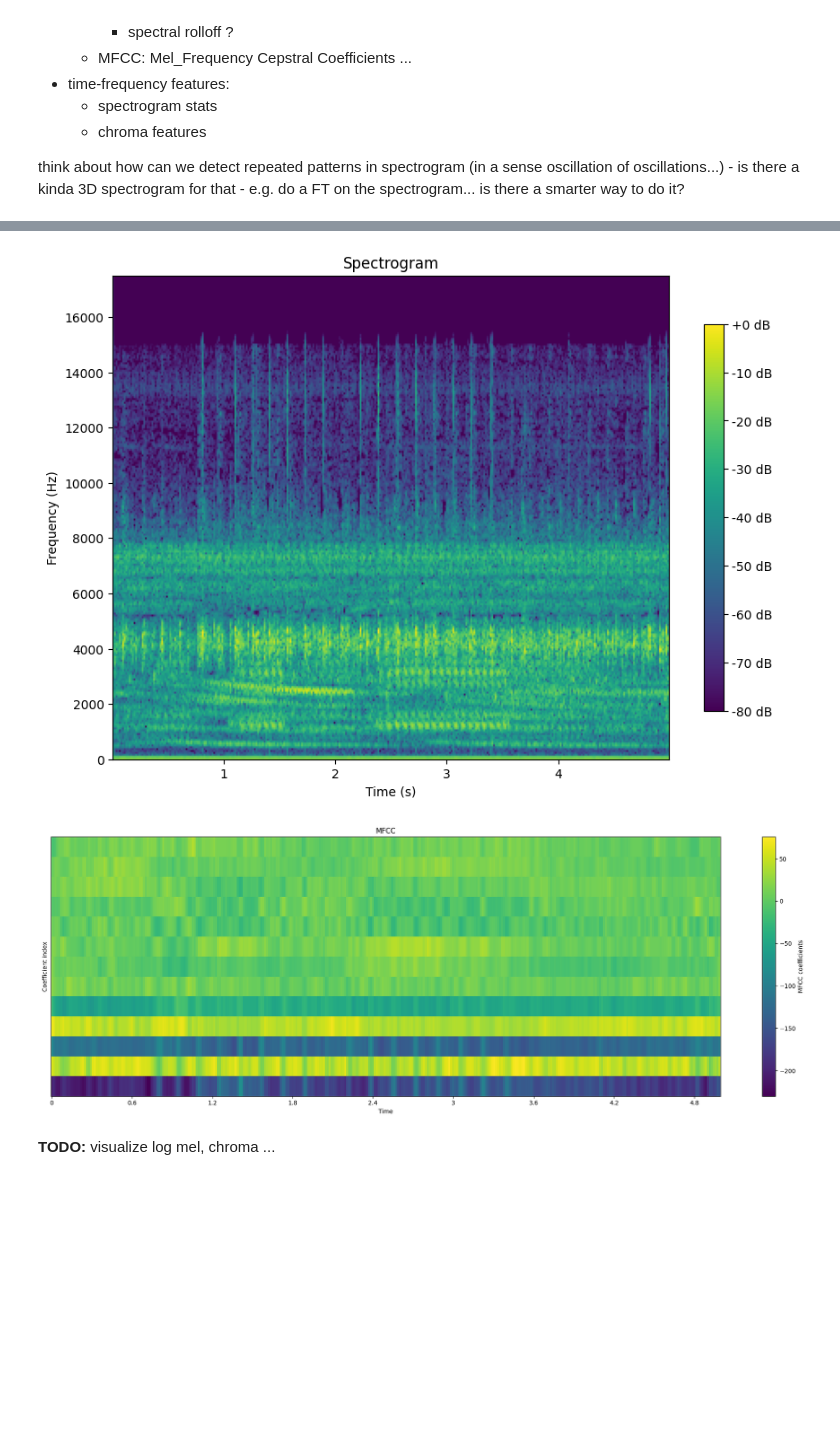
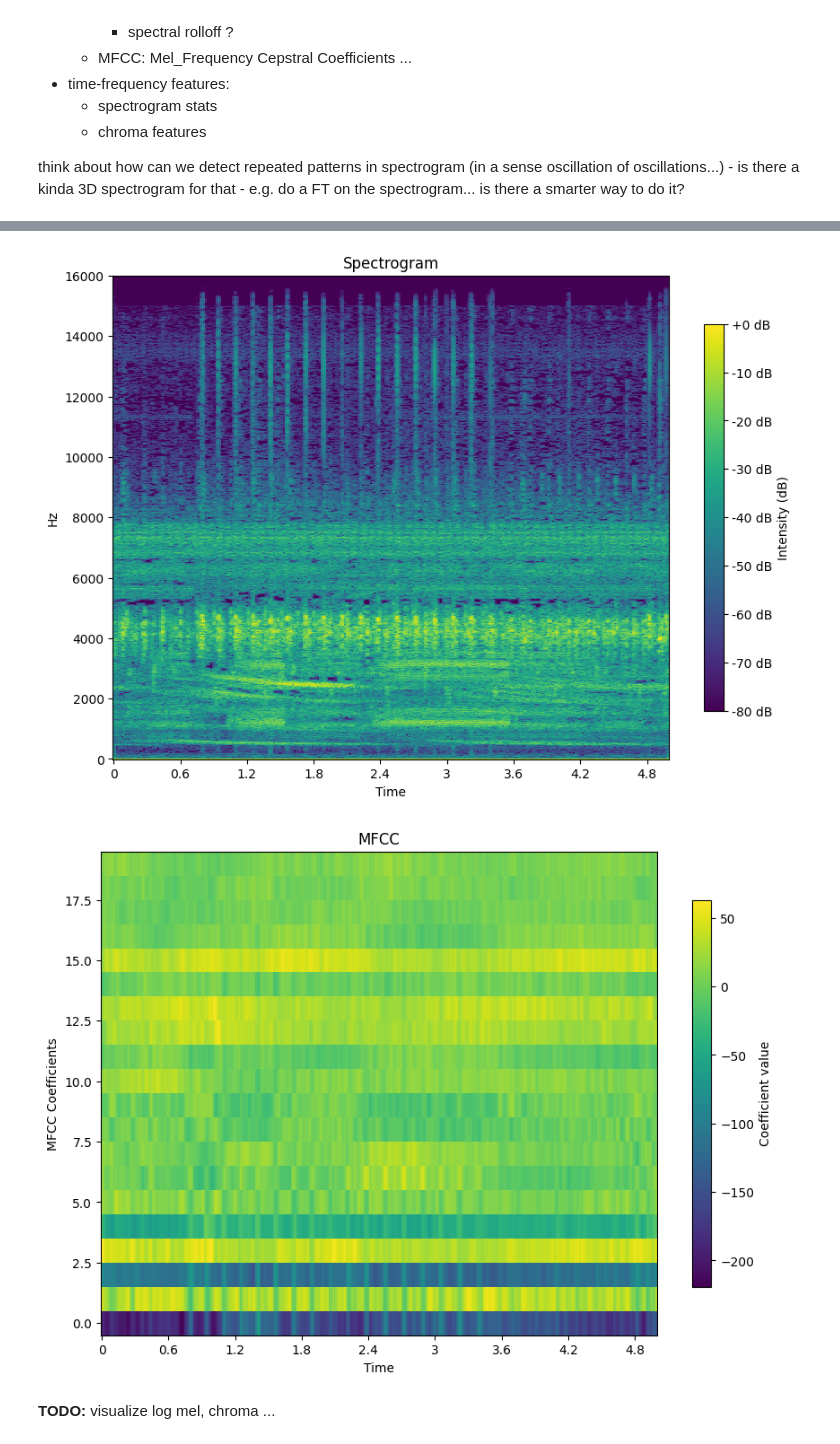
Before and after one commit to vlad-antipin/bioacoustic-species-detection, a Jupyter notebook: notebooks/02-build_features.ipynb, the cells around one changed output, grey strips where cells are left out. Cells and saved outputs as stored; diff of their text form; code cells hidden in the pictures; blank space fills up the shorter version.

Commit message:
Add visualizations of Mel Spectrogram and Chroma STFT and improve visualization functions to use librosa.display

```diff
--- a/notebooks/02-build_features.ipynb
+++ b/notebooks/02-build_features.ipynb
@@ -48,31 +62,14 @@ plot_cepstrum_pipeline(example_audio)
 # %%
-for n_fft in 2**np.arange(9, 10):
-    S_db, frequencies, times = get_spectrogram(example_audio, n_fft=n_fft)
-    plot_spectrogram(S_db, frequencies, times)
-    plt.show()
+S_db, frequencies, times = get_spectrogram(example_audio)
+plot_spectrogram(S_db)
+plt.show()
 # %% [output]
-[figure, old version]
+[figure, new version]
 # %%
-import librosa
-import librosa.display
-from bioacoustics.data import SR
-
-mfccs = librosa.feature.mfcc(y=example_audio, sr=SR, n_mfcc=13)
-
-plt.figure(figsize=(20, 7))
-
-librosa.display.specshow(
-    mfccs,
-    sr=SR,
-    x_axis='time',
-    cmap='viridis'
-)
-
-plt.colorbar(label='MFCC coefficients')
-plt.title('MFCC')
-plt.ylabel('Coefficient index')
-plt.tight_layout()
+mfccs = get_mfcc(example_audio)
+plot_mfcc(mfccs)
+plt.show()
 # %% [output]
-[figure, old version]
+[figure, new version]
 # %% [markdown]
 **TODO:** visualize log mel, chroma ...
```
Also changed, not shown: parts of 8 cells of this notebook, 3 other files.
